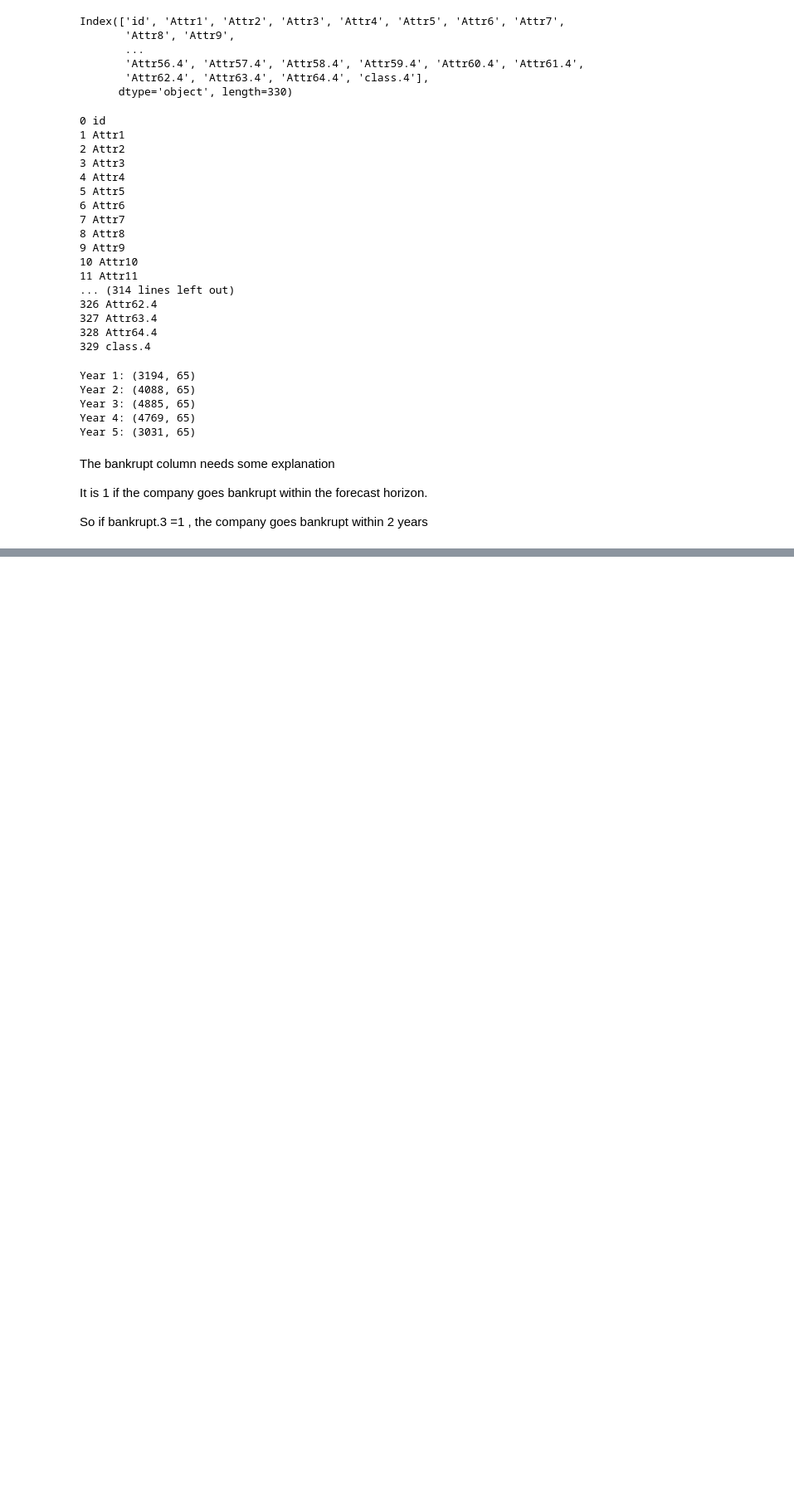
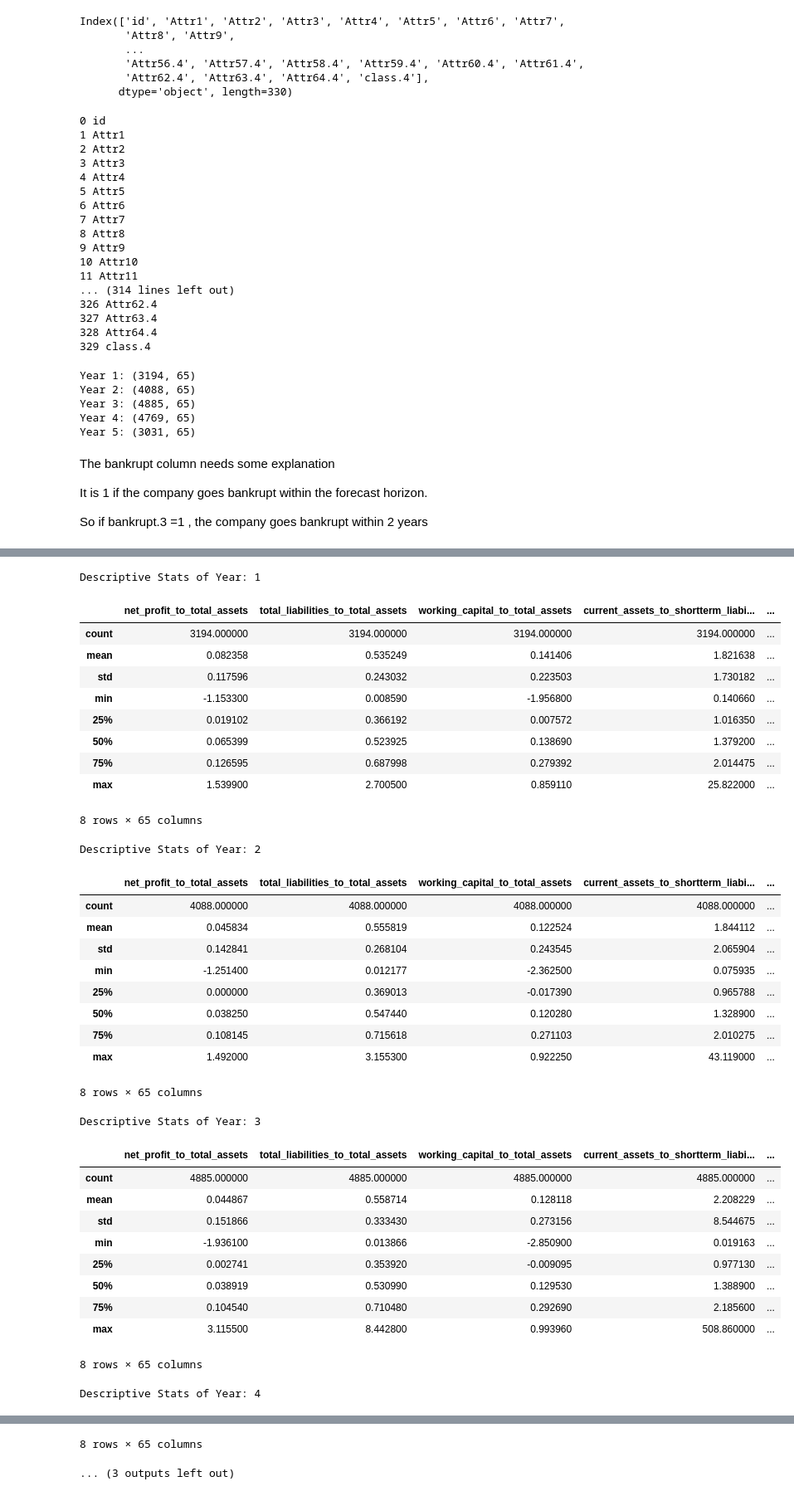
Before and after one commit to Vincent2308/Corporate-Bankruptcy, a Jupyter notebook: notebooks/week1/polish_eda.ipynb, the cells around one changed output, grey strips where cells are left out. Shown at 83% size. Cells and saved outputs as stored; diff of their text form; code cells hidden in the pictures; blank space fills up the shorter version.

```diff
--- a/notebooks/week1/polish_eda.ipynb
+++ b/notebooks/week1/polish_eda.ipynb
@@ -183,3 +119,12 @@ So if bankrupt.3  =1 , the company goes bankrupt within 2 years
 # Store the data for each year sepperately
 for year, df_year in year_data.items():
     df_year.to_csv(f"polish_bankruptcy_year{year}.csv", index=False)
+# %%
+# Verify the data, and see if its shows the expected amount of columns
+for year in range(1,6):
+    df_year = pd.read_csv(f"polish_bankruptcy_year{year}.csv")
+    print(f"\n=== YEAR {year} ===")
+    print("Shape:", df_year.shape)
+    print(df_year.dtypes.tail())
+    print(df_year['bankrupt'].value_counts())
+    print(df_year['bankrupt'].value_counts(normalize=True))
@@ -185,0 +216,19 @@ for year, df_year in year_data.items():
+# %%
+#Rename each column based on the labels provided on the site of the data
+for year in range(1, 6):
+    df = pd.read_csv(f"polish_bankruptcy_year{year}.csv")
+
+    rename_dict = {}
+
+    for i in range(1, 65):
+        old_name = f"Attr{i}" if year == 1 else f"Attr{i}.{year-1}"
+        new_name = ratio_names[i]
+        rename_dict[old_name] = new_name
+
+    df = df.rename(columns=rename_dict)
+
+    # Save back
+    df.to_csv(f"polish_bankruptcy_year{year}.csv", index=False)
+# %%
+df = pd.read_csv("polish_bankruptcy_year5.csv")
+df.columns
@@ -185,0 +253,7 @@ for year, df_year in year_data.items():
+# %%
+# check data for missing values:
+for year in range(1, 6):
+    print(f"year: {year}")
+
+    df = pd.read_csv(f"polish_bankruptcy_year{year}.csv")
+    print("Missing values:", df.isna().sum().sum())
@@ -185,0 +271,43 @@ for year, df_year in year_data.items():
+# %%
+# Show some descriptive statistic of each of the years
+for year in range(1, 6):
+    print(f"Descriptive Stats of Year: {year}")
+
+    df = pd.read_csv(f"polish_bankruptcy_year{year}.csv")
+
+    display(df.describe())
+# %% [output]
+Descriptive Stats of Year: 1
+|  | net_profit_to_total_assets | total_liabilities_to_total_assets | working_capital_to_total_assets | current_assets_to_shortterm_liabi... | ... |
+| count | 3194.000000 | 3194.000000 | 3194.000000 | 3194.000000 | ... |
+| mean | 0.082358 | 0.535249 | 0.141406 | 1.821638 | ... |
+| std | 0.117596 | 0.243032 | 0.223503 | 1.730182 | ... |
+| min | -1.153300 | 0.008590 | -1.956800 | 0.140660 | ... |
+| 25% | 0.019102 | 0.366192 | 0.007572 | 1.016350 | ... |
+| 50% | 0.065399 | 0.523925 | 0.138690 | 1.379200 | ... |
+| 75% | 0.126595 | 0.687998 | 0.279392 | 2.014475 | ... |
+| max | 1.539900 | 2.700500 | 0.859110 | 25.822000 | ... |
+8 rows × 65 columns
+Descriptive Stats of Year: 2
+|  | net_profit_to_total_assets | total_liabilities_to_total_assets | working_capital_to_total_assets | current_assets_to_shortterm_liabi... | ... |
+| count | 4088.000000 | 4088.000000 | 4088.000000 | 4088.000000 | ... |
+| mean | 0.045834 | 0.555819 | 0.122524 | 1.844112 | ... |
+| std | 0.142841 | 0.268104 | 0.243545 | 2.065904 | ... |
+| min | -1.251400 | 0.012177 | -2.362500 | 0.075935 | ... |
+| 25% | 0.000000 | 0.369013 | -0.017390 | 0.965788 | ... |
+| 50% | 0.038250 | 0.547440 | 0.120280 | 1.328900 | ... |
+| 75% | 0.108145 | 0.715618 | 0.271103 | 2.010275 | ... |
+| max | 1.492000 | 3.155300 | 0.922250 | 43.119000 | ... |
+8 rows × 65 columns
+Descriptive Stats of Year: 3
+|  | net_profit_to_total_assets | total_liabilities_to_total_assets | working_capital_to_total_assets | current_assets_to_shortterm_liabi... | ... |
+| count | 4885.000000 | 4885.000000 | 4885.000000 | 4885.000000 | ... |
+| mean | 0.044867 | 0.558714 | 0.128118 | 2.208229 | ... |
+| std | 0.151866 | 0.333430 | 0.273156 | 8.544675 | ... |
+| min | -1.936100 | 0.013866 | -2.850900 | 0.019163 | ... |
+| 25% | 0.002741 | 0.353920 | -0.009095 | 0.977130 | ... |
+| 50% | 0.038919 | 0.530990 | 0.129530 | 1.388900 | ... |
+| 75% | 0.104540 | 0.710480 | 0.292690 | 2.185600 | ... |
+| max | 3.115500 | 8.442800 | 0.993960 | 508.860000 | ... |
+8 rows × 65 columns
+Descriptive Stats of Year: 4
@@ -185,0 +323,2 @@ for year, df_year in year_data.items():
+8 rows × 65 columns
+... (3 outputs left out)
```
Also changed, not shown: parts of 8 cells of this notebook, 5 other files.
